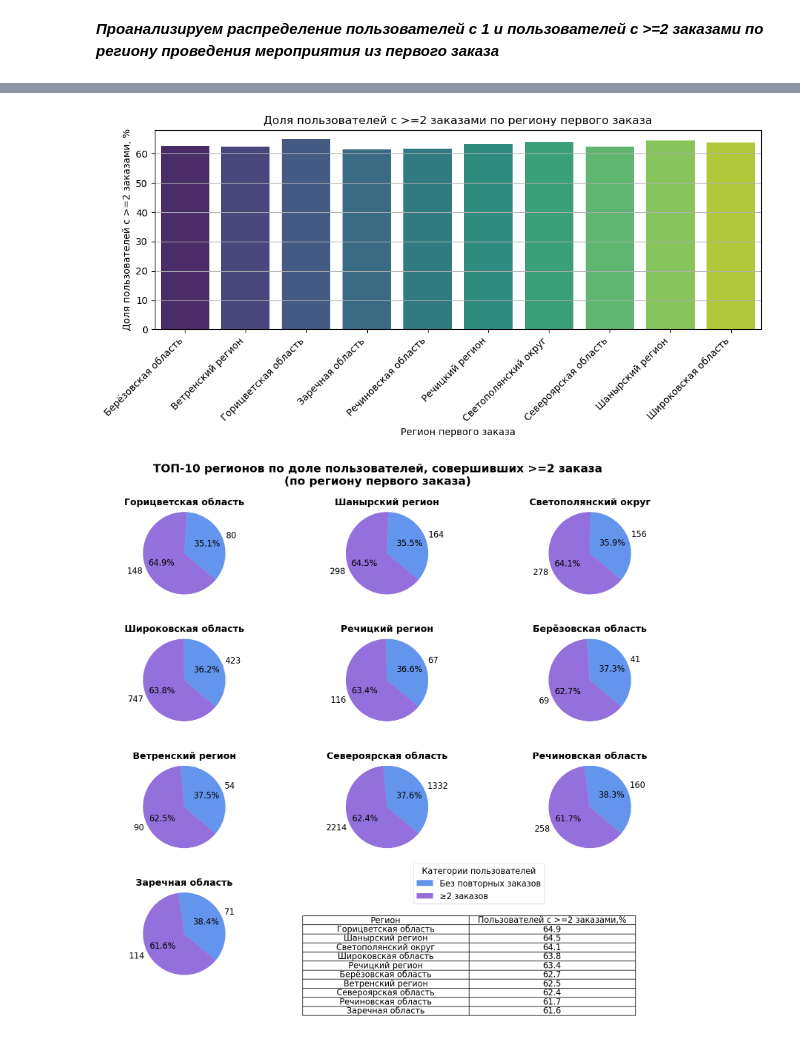
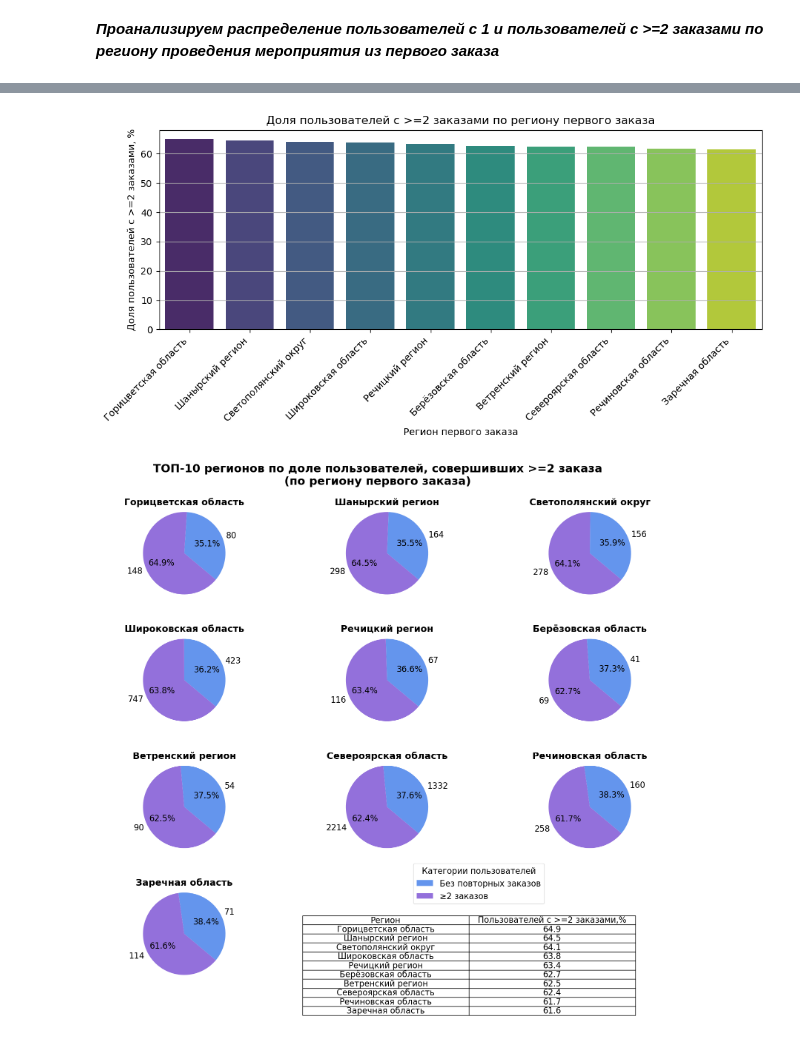
Before and after one commit to YArhangel/Final-Project_2, a Jupyter notebook: notebooks/Final_Project_2_151225.ipynb, the cells around one changed output, grey strips where cells are left out. Drawn from its saved outputs; the diff is of its cells as text; code cells hidden in the pictures.

Commit message:
Minor changes to the graph appearance and code calculation. The result remains unchanged.

```diff
--- a/notebooks/Final_Project_2_151225.ipynb
+++ b/notebooks/Final_Project_2_151225.ipynb
@@ -337,3 +330,6 @@ df['revenue_rub'] = df.apply(convert_to_rub, axis=1)
+# %%
+#Создадим столбец со стоимостью в рублях:
+df['revenue_rub'] = df['revenue'].where(df['currency_code'] == 'rub', df['revenue'] * df['curs'] / 100)
 # %%
 # Удаляем лишние столбцы
 df = df.drop(columns=['data','curs'])
@@ -573,0 +615,13 @@ plt.show()
+# %%
+# Вычисляем 99-й перцентиль
+max_val = df['revenue_rub'].quantile(0.99)
+
+# Отфильтовываем 99-й перцентиль
+f_df = df[df['revenue_rub'] <= max_val]
+
+# Фиксируем интервалы гистограммы
+bins = np.linspace(
+    f_df['revenue_rub'].min(),
+    f_df['revenue_rub'].max(),
+    100
+)
@@ -1511,0 +1581,18 @@ top_regions = (
+# %%
+# Для обоих графиков:
+# Оставляем только регионы, где достаточно наблюдений (>=100)
+region_stats = region_stats[region_stats['users_count'] >= 100]
+
+# Переводим долю в проценты
+region_stats['share%'] = (region_stats['repeat_share'] * 100).round(2)
+
+# Выбираем ТОП-10 регионов по доле возвращающихся покупателей
+top_regions = (
+    region_stats.sort_values(by='share%', ascending=False)
+                .head(10)['first_region']
+                .tolist()
+)
+region_stats_o = region_stats[region_stats['first_region'].isin(top_regions)].sort_values(by='share%', ascending=False)
+
+# Выводим ТОП-10 регионов по доле возвращающихся покупателей (исключив регионы с числом покупателей < 100)
+region_stats_o.head(10)
@@ -1512,30 +1611,28 @@ top_regions = (
 # %%
 # График №1
-# Оставляем в исходном профиле только ТОП-10 регионов по доле возвращающихся покупателей с их общим количеством от 100 и более
-region_stats_o = region_stats[region_stats['first_region'].isin(top_regions)]
-
 # Строим barplot
 plt.figure(figsize=(10, 5))
 sns.barplot(
     x='first_region',
     y='share%',
     hue='first_region',
     data=region_stats_o,
     palette='viridis',
     dodge=False,
+    legend=False,
     order=region_stats_o['first_region'],     # порядок категорий на оси X
     hue_order=region_stats_o['first_region']  # порядок цветов для hue
 )
 
 plt.xlabel('Регион первого заказа')
 plt.ylabel('Доля пользователей с >=2 заказами, %')
 plt.xticks(rotation=45, ha='right')
 plt.title('Доля пользователей с >=2 заказами по региону первого заказа')
 plt.grid(axis='y')
 plt.tight_layout()
 plt.show()
 # %% [output]
-[figure, old version]
+[figure, new version]
 # %%
 # # График №2
 # Изучаем распределение пользователей c 1 и пользователей с >=2 заказами по региону, из которого совершена первая покупка
```
Also changed, not shown: parts of 109 cells of this notebook, 4 other files.
